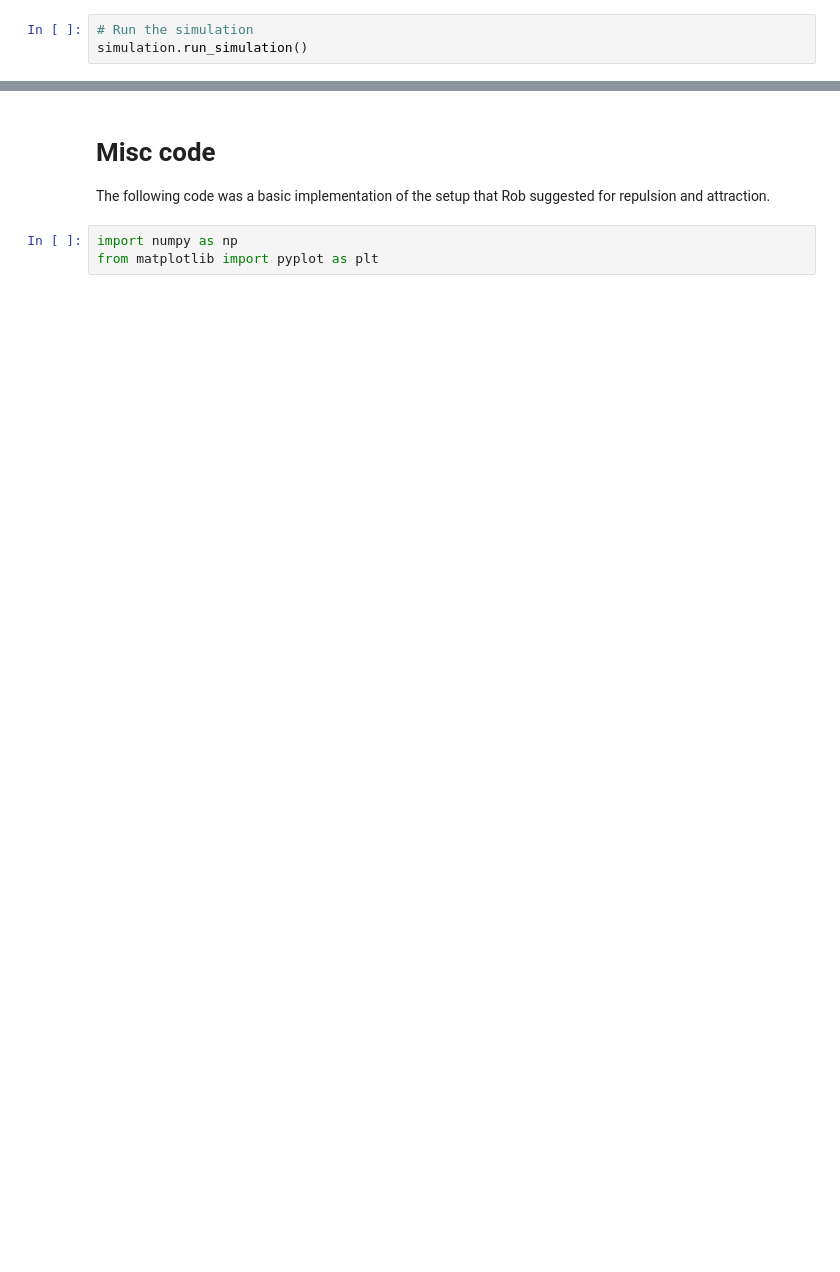
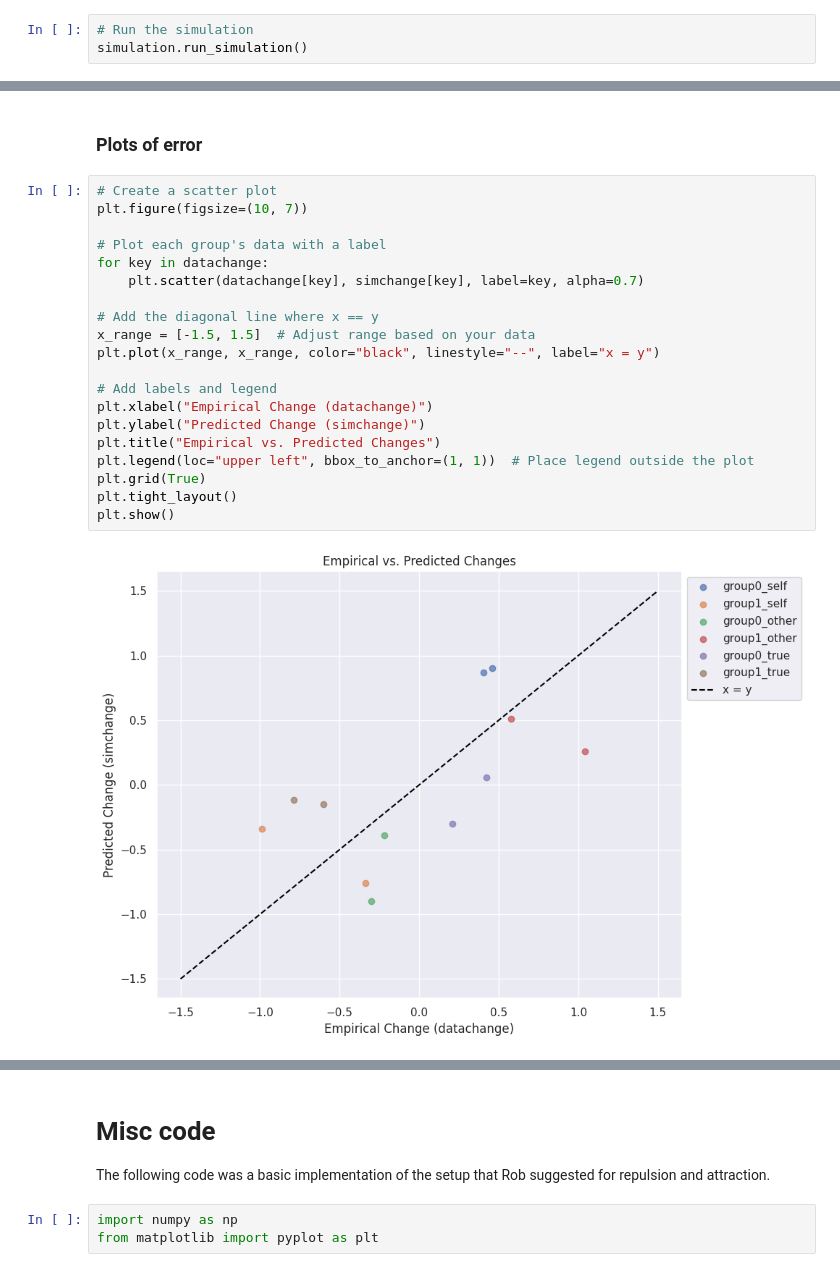
Before and after one commit to vincentmwong/groupshift-model, a Jupyter notebook: Groupshift_Model_Fast.ipynb, the cells around one changed output, grey strips where cells are left out. Cells and saved outputs as stored; diff of their text form; blank space fills up the shorter version.

```diff
--- a/Groupshift_Model_Fast.ipynb
+++ b/Groupshift_Model_Fast.ipynb
@@ -3267,0 +3569,24 @@ for i in range(10):
+# %% [markdown]
+### Plots of error
+# %%
+# Create a scatter plot
+plt.figure(figsize=(10, 7))
+
+# Plot each group's data with a label
+for key in datachange:
+    plt.scatter(datachange[key], simchange[key], label=key, alpha=0.7)
+
+# Add the diagonal line where x == y
+x_range = [-1.5, 1.5]  # Adjust range based on your data
+plt.plot(x_range, x_range, color="black", linestyle="--", label="x = y")
+
+# Add labels and legend
+plt.xlabel("Empirical Change (datachange)")
+plt.ylabel("Predicted Change (simchange)")
+plt.title("Empirical vs. Predicted Changes")
+plt.legend(loc="upper left", bbox_to_anchor=(1, 1))  # Place legend outside the plot
+plt.grid(True)
+plt.tight_layout()
+plt.show()
+# %% [output]
+[figure, added]
```
Also changed, not shown: parts of 27 cells of this notebook.
